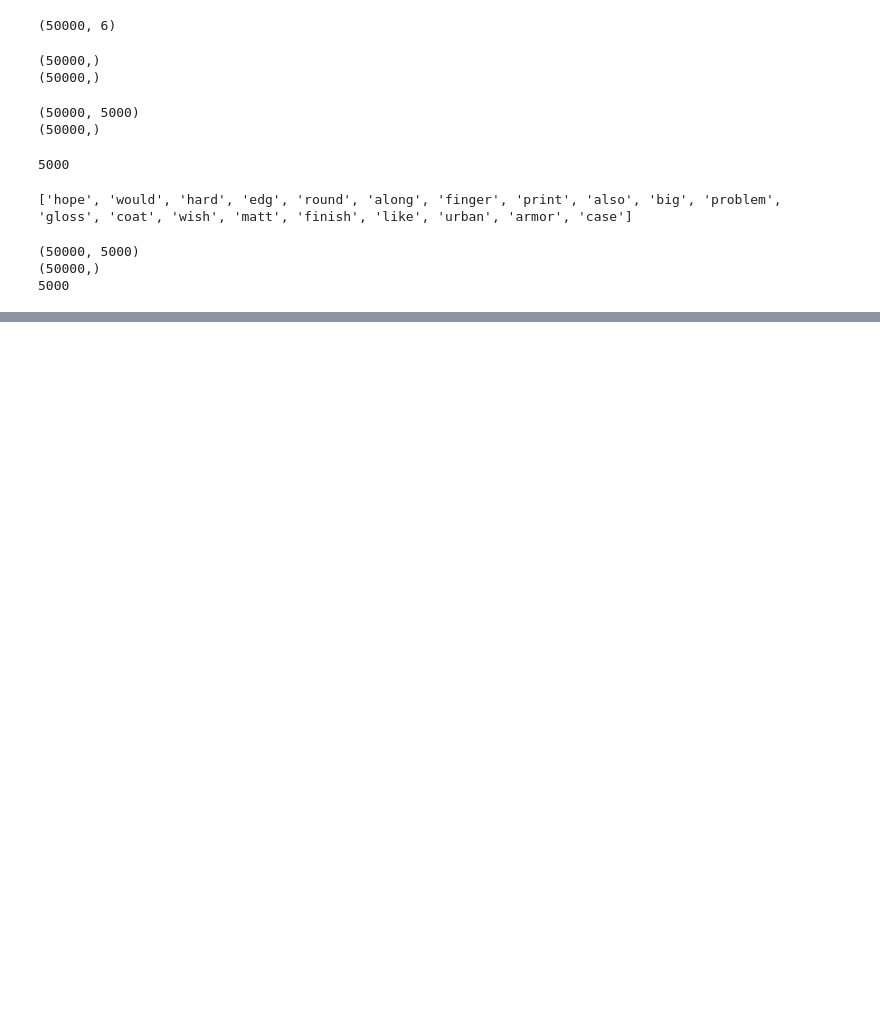
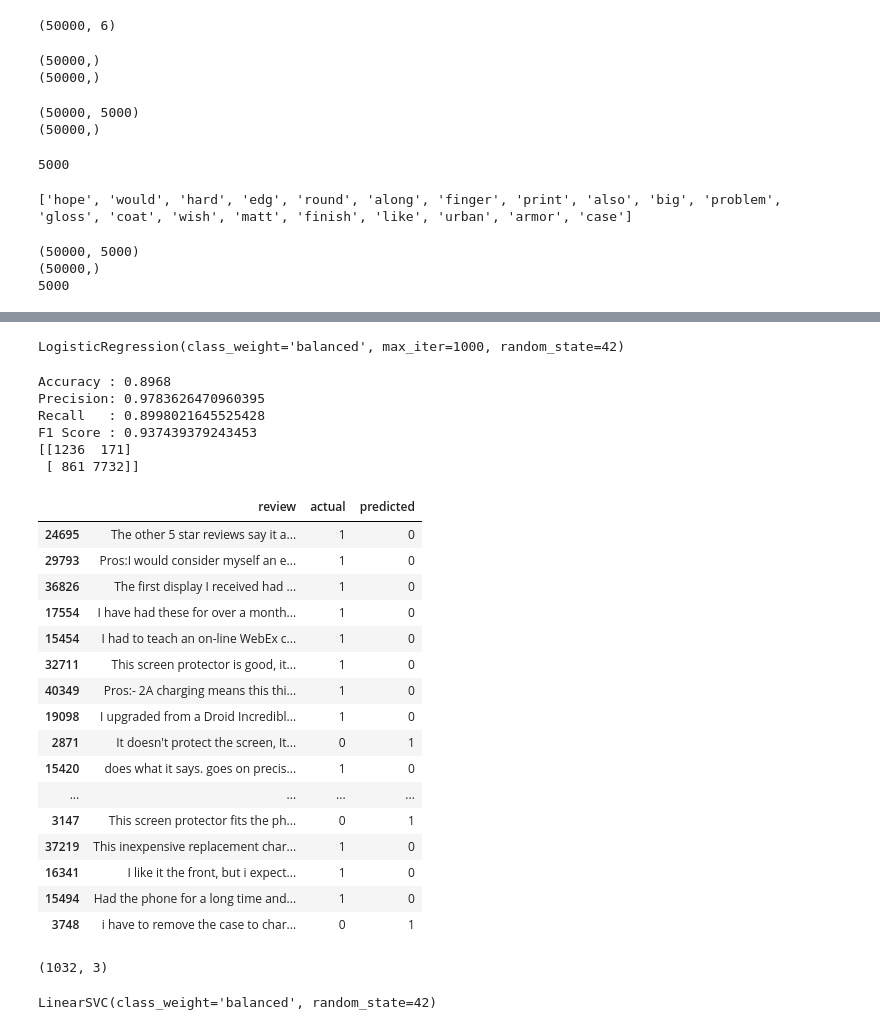
Before and after one commit to Omkar-Arch/AMAZON-REVIEW-SENTIMENT-ANALYSIS, a Jupyter notebook: notebook2.ipynb, the cells around one changed output, grey strips where cells are left out. Drawn from its saved outputs; the diff is of its cells as text; code cells hidden in the pictures; blank space fills up the shorter version.

Commit message:
Phase 5 completed: model training and evaluation

```diff
--- a/notebook2.ipynb
+++ b/notebook2.ipynb
@@ -423,0 +428,3 @@ print(len(tfidf.vocabulary_))
+# %%
+#Splitting data into training and testing sets
+X_train, X_test, y_train, y_test = train_test_split(X,y,test_size=0.2,random_state=42,stratify=y)
@@ -423,0 +440,4 @@ print(len(tfidf.vocabulary_))
+# %%
+nb = MultinomialNB()
+
+nb.fit(X_train, y_train)
@@ -423,0 +480,65 @@ print(len(tfidf.vocabulary_))
+# %%
+lr = LogisticRegression(max_iter=1000,class_weight='balanced',random_state=42)
+lr.fit(X_train, y_train)
+
+#Why I added class_weight='balanced'
+
+#My dataset:
+#86% Positive
+#14% Negative
+
+#Without balancing, Logistic Regression may also become biased toward positive reviews.
+
+#This parameter forces it to pay more attention to minority-class (negative) reviews.
+# %% [output]
+LogisticRegression(class_weight='balanced', max_iter=1000, random_state=42)
+# %%
+y_pred_lr = lr.predict(X_test)
+# %%
+print("Accuracy :", accuracy_score(y_test, y_pred_lr))
+print("Precision:", precision_score(y_test, y_pred_lr))
+print("Recall   :", recall_score(y_test, y_pred_lr))
+print("F1 Score :", f1_score(y_test, y_pred_lr))
+print(confusion_matrix(y_test, y_pred_lr))
+# %% [output]
+Accuracy : 0.8968
+Precision: 0.9783626470960395
+Recall   : 0.8998021645525428
+F1 Score : 0.937439379243453
+[[1236  171]
+ [ 861 7732]]
+# %%
+#Error Analysis
+misclassified = pd.DataFrame({
+    'review': df_small.loc[y_test.index, 'Review'],
+    'actual': y_test,
+    'predicted': y_pred_lr
+})
+
+misclassified = misclassified[
+    misclassified['actual'] != misclassified['predicted']
+]
+
+misclassified.head(20)
+# %% [output]
+|  | review | actual | predicted |
+| 24695 | The other 5 star reviews say it a... | 1 | 0 |
+| 29793 | Pros:I would consider myself an e... | 1 | 0 |
+| 36826 | The first display I received had ... | 1 | 0 |
+| 17554 | I have had these for over a month... | 1 | 0 |
+| 15454 | I had to teach an on-line WebEx c... | 1 | 0 |
+| 32711 | This screen protector is good, it... | 1 | 0 |
+| 40349 | Pros:- 2A charging means this thi... | 1 | 0 |
+| 19098 | I upgraded from a Droid Incredibl... | 1 | 0 |
+| 2871 | It doesn't protect the screen, It... | 0 | 1 |
+| 15420 | does what it says. goes on precis... | 1 | 0 |
+| ... | ... | ... | ... |
+| 3147 | This screen protector fits the ph... | 0 | 1 |
+| 37219 | This inexpensive replacement char... | 1 | 0 |
+| 16341 | I like it the front, but i expect... | 1 | 0 |
+| 15494 | Had the phone for a long time and... | 1 | 0 |
+| 3748 | i have to remove the case to char... | 0 | 1 |
+# %%
+misclassified.shape
+# %% [output]
+(1032, 3)
@@ -423,0 +548,5 @@ print(len(tfidf.vocabulary_))
+# %%
+svc = LinearSVC(class_weight='balanced',random_state=42)
+svc.fit(X_train, y_train)
+# %% [output]
+LinearSVC(class_weight='balanced', random_state=42)
```
Also changed, not shown: parts of 27 cells of this notebook, 4 other files.
